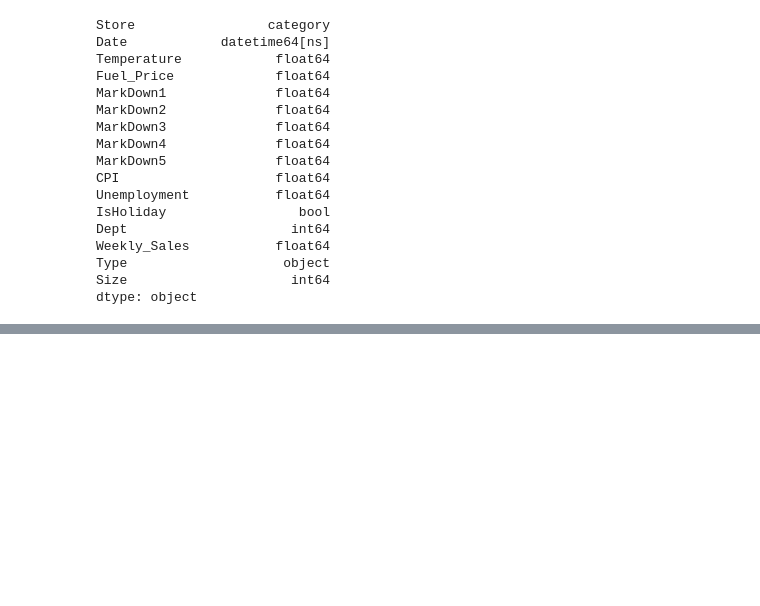
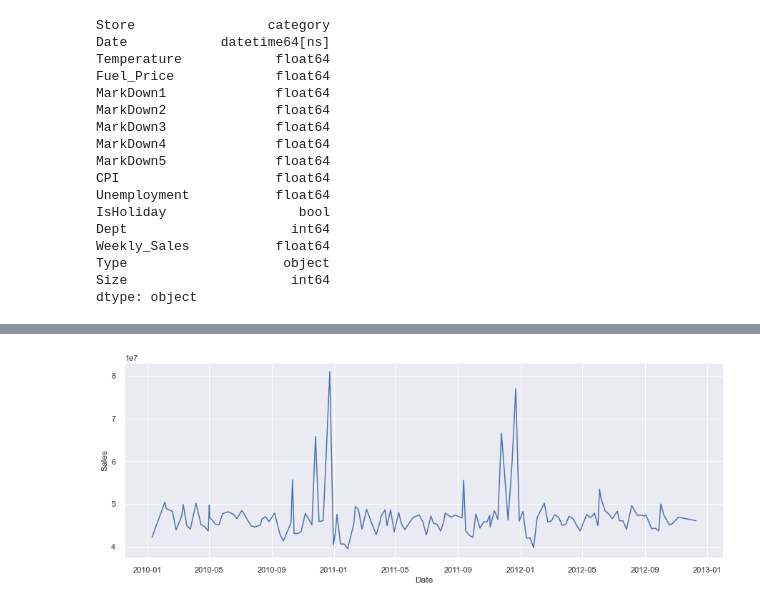
Before and after one commit to jamesdinardo/Retail-Forecasting, a Jupyter notebook: EDA.ipynb, the cells around one changed output, grey strips where cells are left out. Drawn from its saved outputs; the diff is of its cells as text; code cells hidden in the pictures; blank space fills up the shorter version.

Commit message:
added some libraries to requirements and added several groupby aggregations and plots to EDA

```diff
--- a/EDA.ipynb
+++ b/EDA.ipynb
@@ -109,0 +133,14 @@ dtype: object
+# %%
+#plot the weekly sales
+
+import matplotlib.dates as mdates
+
+sales_per_week = df.groupby(df.Date).agg({'Weekly_Sales':'sum'})
+
+sns.set()
+fig, ax = plt.subplots(figsize=(15, 5))
+_ = ax.plot(sales_per_week.index, sales_per_week['Weekly_Sales'])
+_ = ax.set_xlabel('Date')
+_ = ax.set_ylabel('Sales')
+# %% [output]
+[figure, added]
```
Also changed, not shown: parts of 5 cells of this notebook, 1 other file.
